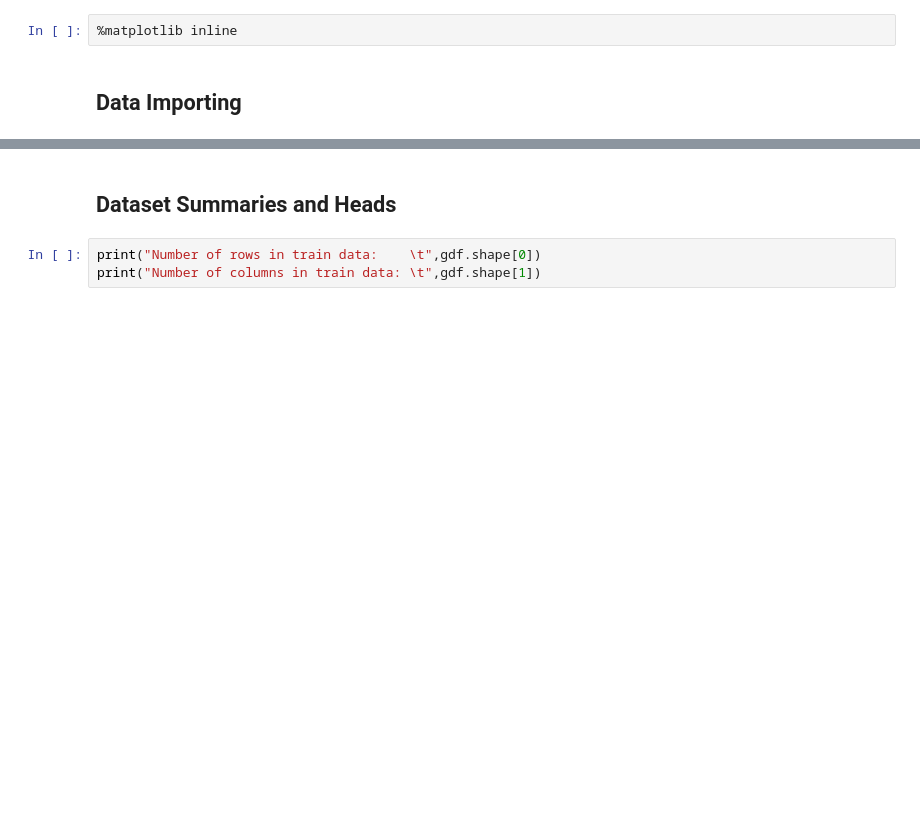
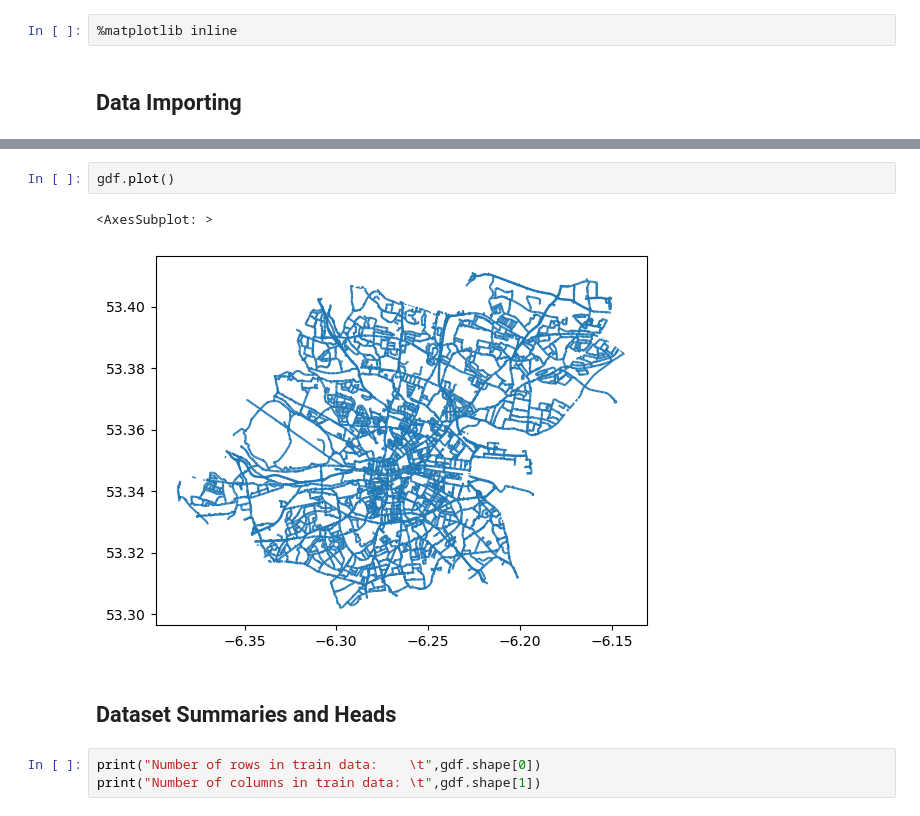
Before and after one commit to butlerc9/AirQuality_Hackathon_2023, a Jupyter notebook: notebooks/03_GIS_EDA_Template.ipynb, the cells around one changed output, grey strips where cells are left out. Drawn from its saved outputs; the diff is of its cells as text; blank space fills up the shorter version.

```diff
--- a/notebooks/03_GIS_EDA_Template.ipynb
+++ b/notebooks/03_GIS_EDA_Template.ipynb
@@ -75,3 +78,8 @@ gdf.head(5)
+# %%
+gdf.plot()
+# %% [output]
+<AxesSubplot: >
+[figure, added]
 # %% [markdown]
 ## Dataset Summaries and Heads
 # %%
```
Also changed, not shown: parts of 10 cells of this notebook, 1 other file.
